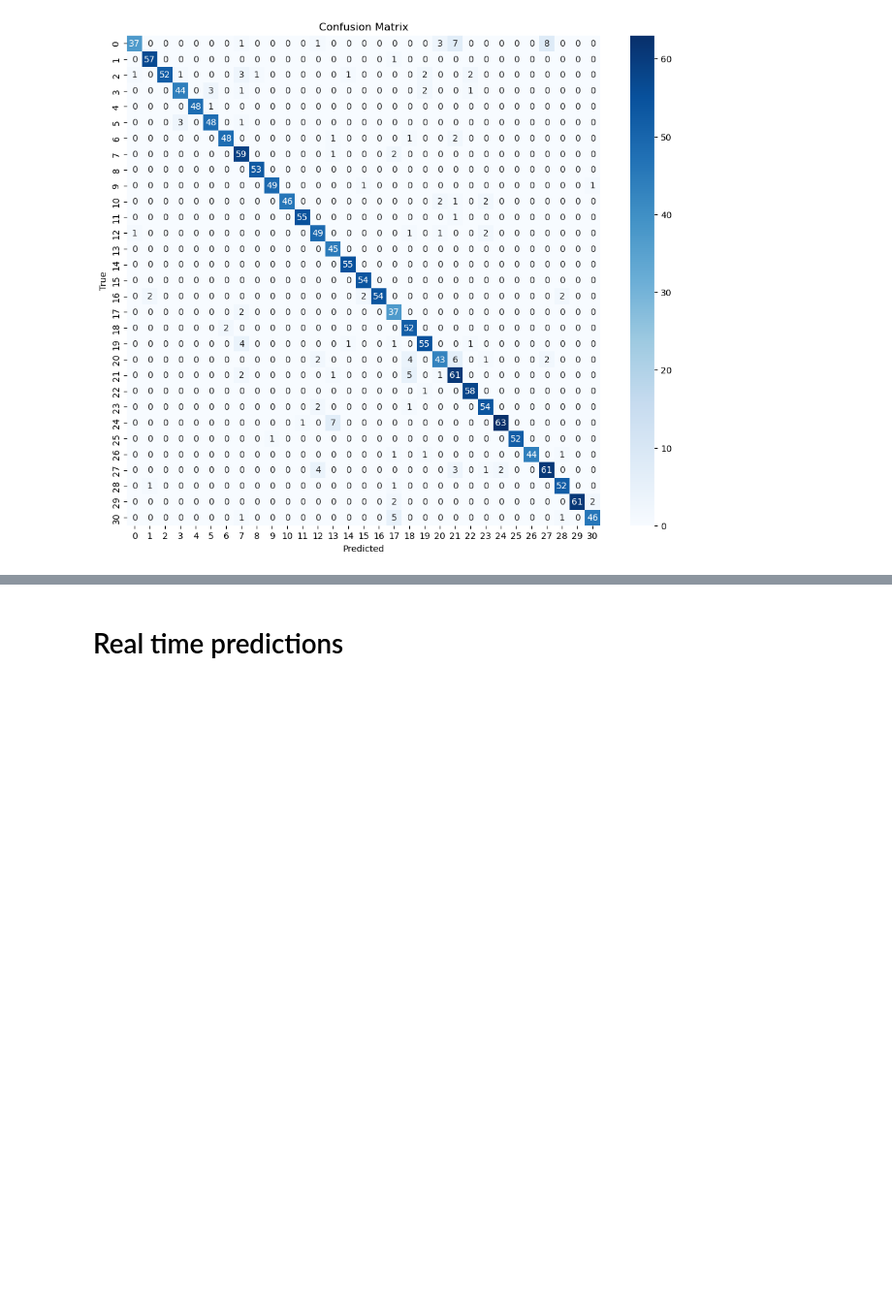
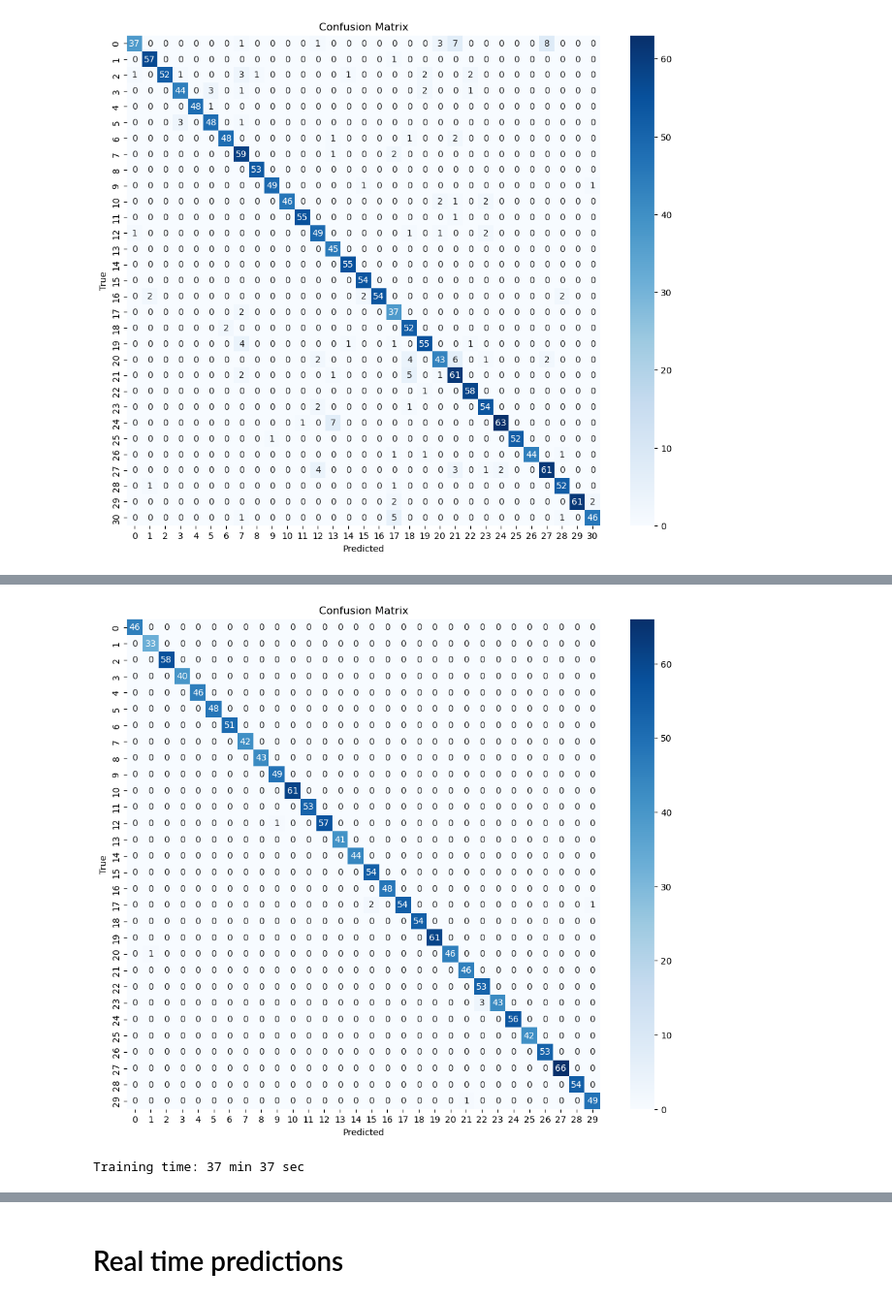
Before and after one commit to Mila-Slavkovska/Macedonian-Sign-Language, a Jupyter notebook: MSL.ipynb, the cells around one changed output, grey strips where cells are left out. Shown at 97% size. Cells and saved outputs as stored; diff of their text form; code cells hidden in the pictures; blank space fills up the shorter version.

```diff
--- a/MSL.ipynb
+++ b/MSL.ipynb
@@ -729,0 +1129,7 @@ model.load_weights('alphabet92.keras')
+# %%
+y_w_pred_probs = model1.predict(x_w_test)
+y_w_true = np.argmax(y_w_test, axis=1)
+y_w_pred = np.argmax(y_w_pred_probs, axis=1)
+
+report1 = classification_report(y_w_true, y_w_pred, digits=4)
+print(report1)
@@ -729,0 +1162,10 @@ model.load_weights('alphabet92.keras')
+# %%
+cm1 = confusion_matrix(y_w_true, y_w_pred)
+plt.figure(figsize=(12, 10))
+sns.heatmap(cm1, annot=True, fmt='d', cmap='Blues')
+plt.xlabel("Predicted")
+plt.ylabel("True")
+plt.title("Confusion Matrix")
+plt.show()
+# %% [output]
+[figure, added]
@@ -729,0 +1176,8 @@ model.load_weights('alphabet92.keras')
+# %%
+elapsed_time2 = end_time2 - start_time2
+minutes2 = int(elapsed_time2 // 60)
+seconds2 = int(elapsed_time2 % 60)
+
+print(f"Training time: {minutes2} min {seconds2} sec")
+# %% [output]
+Training time: 37 min 37 sec
```
Also changed, not shown: parts of 60 cells of this notebook.
